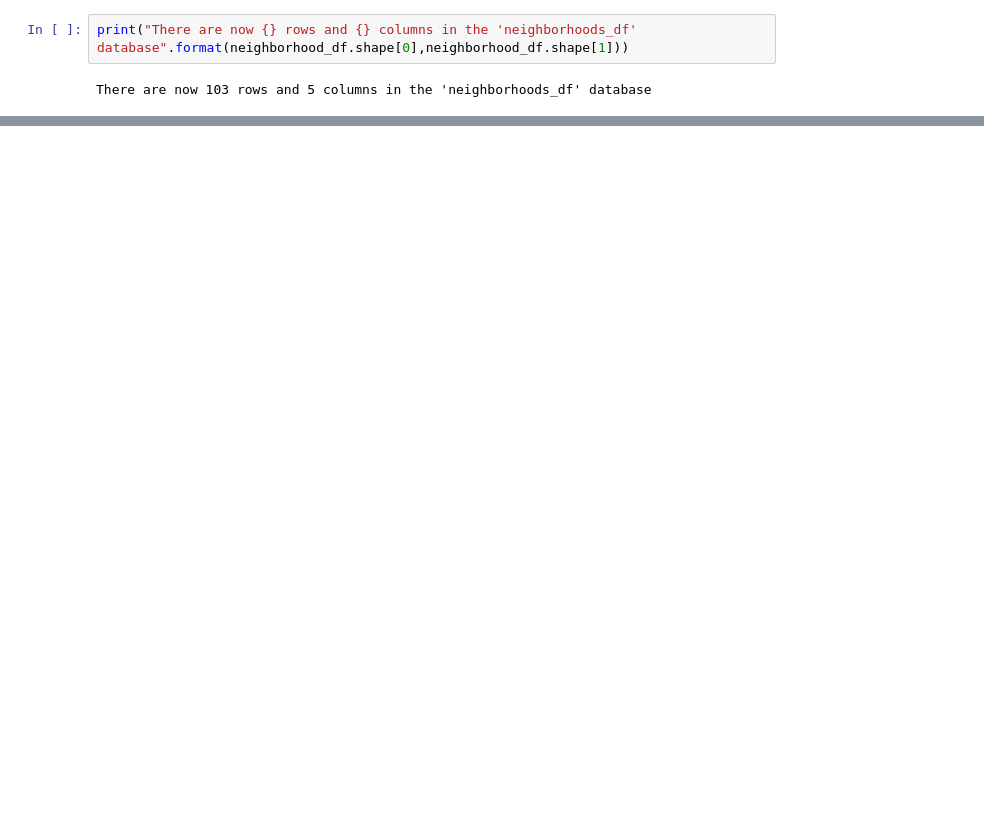
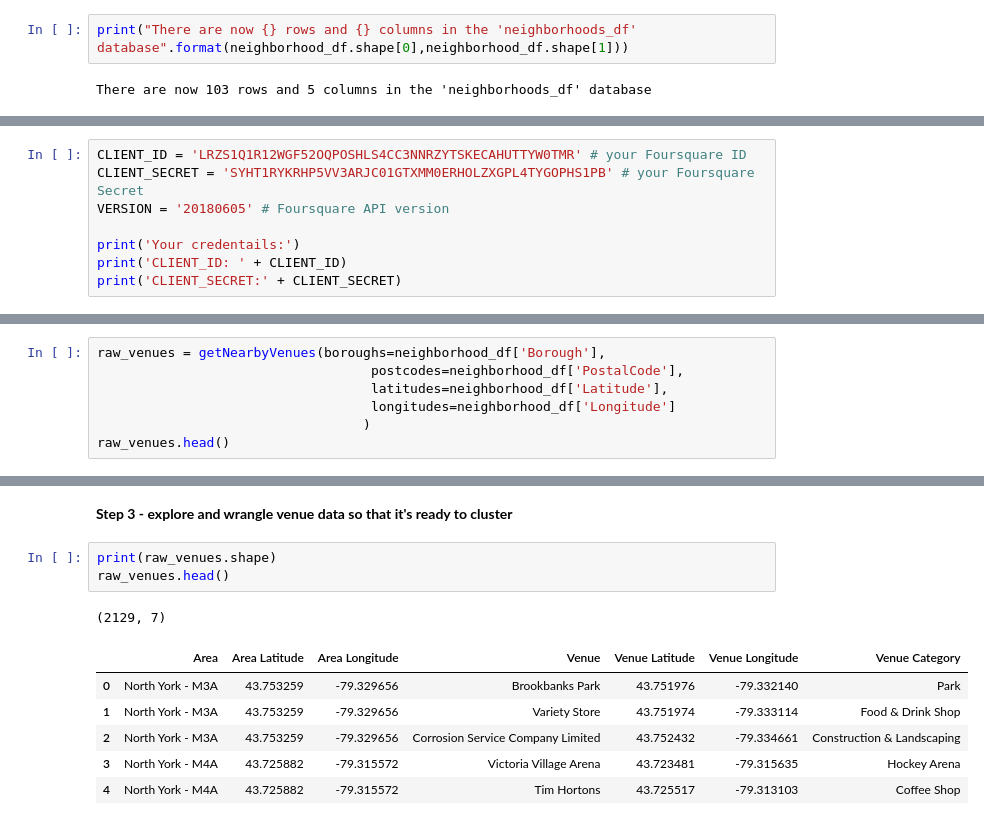
Before and after one commit to tamelamaciel/Coursera_Capstone, a Jupyter notebook: Coursera_Capstone-Battle_of_the_Neighbourhoods.ipynb, the cells around one changed output, grey strips where cells are left out. Saved outputs shown, nothing was run; the diff lists cells and outputs as text; blank space fills up the shorter version.

```diff
--- a/Coursera_Capstone-Battle_of_the_Neighbourhoods.ipynb
+++ b/Coursera_Capstone-Battle_of_the_Neighbourhoods.ipynb
@@ -134,0 +142,8 @@ There are now 103 rows and 5 columns in the 'neighborhoods_df' database
+# %%
+CLIENT_ID = 'LRZS1Q1R12WGF52OQPOSHLS4CC3NNRZYTSKECAHUTTYW0TMR' # your Foursquare ID
+CLIENT_SECRET = 'SYHT1RYKRHP5VV3ARJC01GTXMM0ERHOLZXGPL4TYGOPHS1PB' # your Foursquare Secret
+VERSION = '20180605' # Foursquare API version
+
+print('Your credentails:')
+print('CLIENT_ID: ' + CLIENT_ID)
+print('CLIENT_SECRET:' + CLIENT_SECRET)
@@ -134,0 +216,7 @@ There are now 103 rows and 5 columns in the 'neighborhoods_df' database
+# %%
+raw_venues = getNearbyVenues(boroughs=neighborhood_df['Borough'],
+                                   postcodes=neighborhood_df['PostalCode'],
+                                   latitudes=neighborhood_df['Latitude'],
+                                   longitudes=neighborhood_df['Longitude']
+                                  )
+raw_venues.head()
@@ -134,0 +247,13 @@ There are now 103 rows and 5 columns in the 'neighborhoods_df' database
+# %% [markdown]
+**Step 3 - explore and wrangle venue data so that it's ready to cluster**
+# %%
+print(raw_venues.shape)
+raw_venues.head()
+# %% [output]
+(2129, 7)
+|  | Area | Area Latitude | Area Longitude | Venue | Venue Latitude | Venue Longitude | Venue Category |
+| 0 | North York - M3A | 43.753259 | -79.329656 | Brookbanks Park | 43.751976 | -79.332140 | Park |
+| 1 | North York - M3A | 43.753259 | -79.329656 | Variety Store | 43.751974 | -79.333114 | Food & Drink Shop |
+| 2 | North York - M3A | 43.753259 | -79.329656 | Corrosion Service Company Limited | 43.752432 | -79.334661 | Construction & Landscaping |
+| 3 | North York - M4A | 43.725882 | -79.315572 | Victoria Village Arena | 43.723481 | -79.315635 | Hockey Arena |
+| 4 | North York - M4A | 43.725882 | -79.315572 | Tim Hortons | 43.725517 | -79.313103 | Coffee Shop |
```
Also changed, not shown: parts of 13 cells of this notebook.
